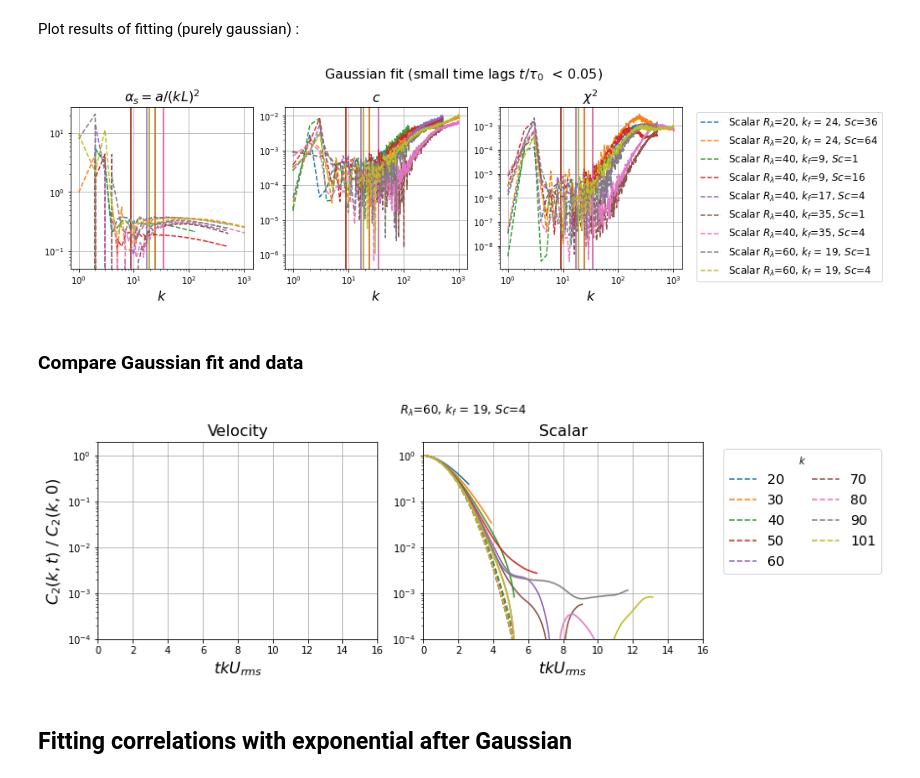
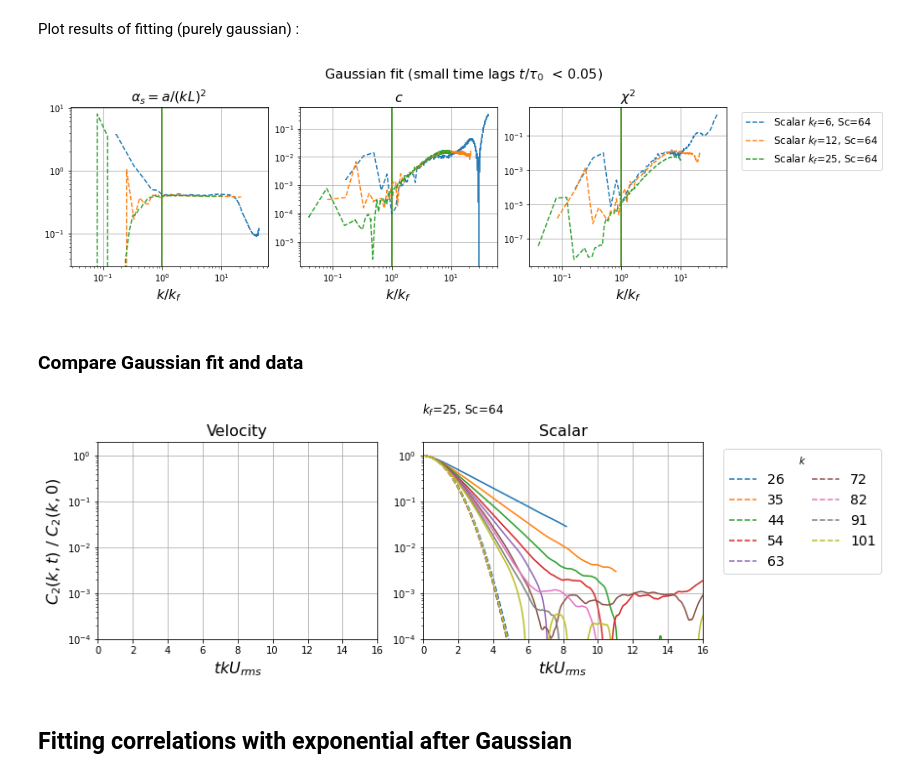
Before and after one commit to anastasiaGor/turbulence_data_notebooks, a Jupyter notebook: Scalar/real_turb_Rl8_scalar_only.ipynb, the cells around one changed output. Cells and saved outputs as stored; diff of their text form; code cells hidden in the pictures.

```diff
--- a/Scalar/real_turb_Rl8_scalar_only.ipynb
+++ b/Scalar/real_turb_Rl8_scalar_only.ipynb
@@ -30,3 +20,21 @@ simulations = [
+# %%
+simulations = [
+    #{'label' : r'$k_f$=6, Sc=1', 'i' : 1, 'Sc': 1.0, 'kf' : 6.0, 'Rl' : 8, 'N': 256, 'Urms' : 0.25E-03, 'L' : 1.05, 'folder' : 'IRENE/R8/Sc1/keta12/', 'runs' : [37], 'spec_ite' : 24000, 'lmbda' : 0.3623583, 'eps' : 0.7178117E-09, 'eta' : 0.1931957, 'chi' : 0.672659E+00},
+    {'label' : r'$k_f$=6, Sc=64', 'i' : 1, 'Sc': 64.0, 'kf' : 6.0, 'Rl' : 8, 'N': 512, 'Urms' : 0.25E-03, 'L' : 1.05, 'folder' : 'IRENE/R8/4scalars/keta12/', 'runs' : [7], 'spec_ite' : 55000, 'lmbda' : 0.3623583, 'eps' : 0.7178117E-09, 'eta' : 0.1931957, 'chi' : 0.495876E+00},
+    #{'label' : r'$k_f$=6, Sc=512', 'i' : 2, 'Sc': 512.0, 'kf' : 6.0, 'Rl' : 8, 'N': 512, 'Urms' : 0.25E-03, 'L' : 1.05, 'folder' : 'IRENE/R8/4scalars/keta12/', 'runs' : [7], 'spec_ite' : 55000, 'lmbda' : 0.3623583, 'eps' : 0.7178117E-09, 'eta' : 0.1931957, 'chi' : 0.746043E+00},
+    #{'label' : r'$k_f$=6, Sc=1024', 'i' : 3, 'Sc': 1024.0, 'kf' : 6.0, 'Rl' : 8, 'N': 512, 'Urms' : 0.25E-03, 'L' : 1.05, 'folder' : 'IRENE/R8/4scalars/keta12/', 'runs' : [7], 'spec_ite' : 55000, 'lmbda' : 0.3623583, 'eps' : 0.7178117E-09, 'eta' : 0.1931957, 'chi' : 0.523980E+00},
+    #{'label' : r'$k_f$=6, Sc=4096', 'i' : 4, 'Sc': 4096.0, 'kf' : 6.0, 'Rl' : 8, 'N': 512, 'Urms' : 0.25E-03, 'L' : 1.05, 'folder' : 'IRENE/R8/4scalars/keta12/', 'runs' : [7], 'spec_ite' : 55000, 'lmbda' : 0.3623583, 'eps' : 0.7178117E-09, 'eta' : 0.1931957, 'chi' : 0.536324E+00},
+    #{'label' : r'$k_f$=12, Sc=1', 'i' : 1, 'Sc': 1.0, 'kf' : 12.0, 'Rl' : 8, 'N': 512, 'Urms' : 0.52E-03, 'L' : 0.52, 'folder' : 'IRENE/R8/Sc1/keta6/', 'runs' : [11], 'spec_ite' : 60000, 'lmbda' : 0.1786071, 'eps' : 0.1216187E-07, 'eta' : 0.9522476E-01, 'chi' : 0.526737E+00},
+    {'label' : r'$k_f$=12, Sc=64', 'i' : 2, 'Sc': 64.0, 'kf' : 12.0, 'Rl' : 8, 'N': 512, 'Urms' : 0.52E-03, 'L' : 0.52, 'folder' : 'IRENE/R8/Sc1/keta6/', 'runs' : [11], 'spec_ite' : 60000, 'lmbda' : 0.1786071, 'eps' : 0.1216187E-07, 'eta' : 0.9522476E-01, 'chi' : 0.554058E+00},
+    #{'label' : r'$k_f$=12, Sc=256', 'i' : 3, 'Sc': 256.0, 'kf' : 12.0, 'Rl' : 8, 'N': 512, 'Urms' : 0.52E-03, 'L' : 0.52, 'folder' : 'IRENE/R8/Sc1/keta6/', 'runs' : [11], 'spec_ite' : 60000, 'lmbda' : 0.1786071, 'eps' : 0.1216187E-07, 'eta' : 0.9522476E-01, 'chi' : 0.444972E+00},
+    #{'label' : r'$k_f$=25, Sc=1', 'i' : 1, 'Sc': 1.0, 'kf' : 25.0, 'Rl' : 8, 'N': 512, 'Urms' : 0.105E-02, 'L' : 0.26, 'folder' : 'IRENE/R8/Sc1/keta3/scalar_forcing3/', 'runs' : [38], 'spec_ite' : 75000, 'lmbda' : 0.9049989E-01, 'eps' : 0.2005991E-06, 'eta' : 0.4725173E-01, 'chi' : 0.543147E+00},
+    #{'label' : r'$k_f$=25, Sc=8', 'i' : 2, 'Sc': 8.0, 'kf' : 25.0, 'Rl' : 8, 'N': 512, 'Urms' : 0.105E-02, 'L' : 0.26, 'folder' : 'IRENE/R8/Sc1/keta3/scalar_forcing3/', 'runs' : [38], 'spec_ite' : 75000, 'lmbda' : 0.9049989E-01, 'eps' : 0.2005991E-06, 'eta' : 0.4725173E-01, 'chi' : 0.282903E+00},
+    {'label' : r'$k_f$=25, Sc=64', 'i' : 3, 'Sc': 64.0, 'kf' : 25.0, 'Rl' : 8, 'N': 512, 'Urms' : 0.105E-02, 'L' : 0.26, 'folder' : 'IRENE/R8/Sc1/keta3/scalar_forcing3/', 'runs' : [38], 'spec_ite' : 75000, 'lmbda' : 0.9049989E-01, 'eps' : 0.2005991E-06, 'eta' : 0.4725173E-01, 'chi' : 0.218345E+00},
+    #{'label' : r'$k_f$=25, Sc=1, $k_{f\theta}$=25', 'i' : 1, 'Sc': 1.0, 'kf' : 25.0, 'Rl' : 8, 'N': 512, 'Urms' : 0.105E-02, 'L' : 0.26, 'folder' : 'IRENE/R8/Sc1/keta3/scalar_forcing25/', 'runs' : [39], 'spec_ite' : 45000, 'lmbda' : 0.9049989E-01, 'eps' : 0.2005991E-06, 'eta' : 0.4725173E-01, 'chi' : 0.225305E+03},
+    #{'label' : r'$k_f$=25, Sc=8, $k_{f\theta}$=25', 'i' : 2, 'Sc': 8.0, 'kf' : 25.0, 'Rl' : 8, 'N': 512, 'Urms' : 0.105E-02, 'L' : 0.26, 'folder' : 'IRENE/R8/Sc1/keta3/scalar_forcing25/', 'runs' : [39], 'spec_ite' : 45000, 'lmbda' : 0.9049989E-01, 'eps' : 0.2005991E-06, 'eta' : 0.4725173E-01, 'chi' : 0.224938E+03},
+    #{'label' : r'$k_f$=25, Sc=64, $k_{f\theta}$=25', 'i' : 3, 'Sc': 64.0, 'kf' : 25.0, 'Rl' : 8, 'N': 512, 'Urms' : 0.105E-02, 'L' : 0.26, 'folder' : 'IRENE/R8/Sc1/keta3/scalar_forcing25/', 'runs' : [39], 'spec_ite' : 45000, 'lmbda' : 0.9049989E-01, 'eps' : 0.2005991E-06, 'eta' : 0.4725173E-01, 'chi' : 0.225111E+03},
+    #{'label' : r'$k_f$=50, Sc=1', 'i' : 1, 'Sc': 1.0, 'kf' : 50.0, 'Rl' : 8, 'N': 512, 'Urms' : 0.213E-02, 'L' : 0.13, 'folder' : 'IRENE/R8/Sc1/keta15/', 'runs' : [42], 'spec_ite' : 55000, 'lmbda' : 0.4546094E-01, 'eps' : 0.3268298E-05, 'eta' : 0.2351904E-01, 'chi' : 0.525624E+00},
+]
 # %%
 viscosity = 0.0001
 # %%
@@ -242,13 +222,13 @@ Spectra from 2-p corr functions :
 fig, ax = plt.subplots(ncols=1, nrows=1, constrained_layout=True, figsize=(10,5))
 
 for i,simu in enumerate(simulations) :
-    xscaling = 1.0/simu['kf']
+    #xscaling = 1.0/simu['kf']
     xscaling = simu['eta_b']
     yscaling = (simu['chi']*(viscosity/simu['eps'])**0.5)**(-1)
     ax.plot(simu['k']*xscaling, simu['scalar_corr'][0,:]*4.0*np.pi*simu['k']**2*yscaling, '-', lw=1.0, markersize=5.5, color=colors[i], label=simu['label'])
     ax.axvline(x=simu['kf']*xscaling, color=colors[i])
 #ax[0].plot(simu['k'], 1e-2*simu['k']**(-5.0/3.0), 'k--', label=r'$k^{-5/3}$', color='silver')
-ax.set(xscale='log', yscale='log', xlabel=r'$k/k_f$', ylabel=r'$Z(k)$', title=r'Scalar spectra'); ax.grid()
+ax.set(xscale='log', yscale='log', xlabel=r'$k \eta_B$', ylabel=r'$E_\theta(k)/(\nu \epsilon)^{1/2}$', title=r'Scalar spectra'); ax.grid()
 lgd = ax.legend(bbox_to_anchor=(1.05, 1), loc='upper left', fontsize=12, ncol=1)
 # pp = PdfPages('../Images/IRENE/spectra_Re8_Sc64_diff_forc.pdf')
 # pp.savefig(bbox_extra_artists=(lgd,), bbox_inches='tight')
@@ -263,11 +243,11 @@ fig, ax = plt.subplots(ncols=1, nrows=1, constrained_layout=True, figsize=(10,5)
 for i,simu in enumerate(simulations) :
     xscaling = 1.0/simu['kf']
     #xscaling = simu['eta_b']
-    yscaling = (simu['chi']*(viscosity/simu['eps'])**0.5)**(-1)
-    ax.plot(simu['k']*xscaling, simu['scalar_corr'][0,:]*4.0*np.pi*simu['k']**(2+1)*yscaling, '-', lw=1.0, markersize=5.5, color=colors[i], label=simu['label'])
+    #yscaling = (simu['chi']*(viscosity/simu['eps'])**0.5)**(-1)
+    ax.plot(simu['k']*xscaling, simu['scalar_corr'][0,:]*4.0*np.pi*simu['k']**(2+1)*yscaling, '.-', lw=1.0, markersize=3.5, color=colors[i], label=simu['label'])
     ax.axvline(x=simu['kf']*xscaling, color=colors[i])
 #ax[0].plot(simu['k'], 1e-2*simu['k']**(-5.0/3.0), 'k--', label=r'$k^{-5/3}$', color='silver')
-ax.set(xscale='log', yscale='log', xlabel=r'$k/k_f$', ylabel=r'$Z(k)k^1$', title=r'Compensated scalar spectra'); ax.grid()
+ax.set(xscale='log', yscale='log', xlabel=r'$k/k_f$', ylabel=r'$k E_\theta(k)/(\nu \epsilon)^{1/2}$', title=r'Compensated scalar spectra'); ax.grid()
 lgd = ax.legend(bbox_to_anchor=(1.05, 1), loc='upper left', fontsize=12, ncol=1)
 # pp = PdfPages('../Images/IRENE/spectra_Re8_Sc64_diff_forc.pdf')
 # pp.savefig(bbox_extra_artists=(lgd,), bbox_inches='tight')
@@ -422,30 +398,30 @@ Plot results of fitting (purely gaussian) :
 # %%
 fig, ax = plt.subplots(nrows=1, ncols=3, constrained_layout=True,figsize=(14,4))
 fig.suptitle(r'Gaussian fit (small time lags $t/\tau_0$  < 0.05)', fontsize=16)
 for i,simu in enumerate(simulations[::]) :
-    xscaling = 1.0
+    xscaling = 1/simu['kf']
     ax[0].errorbar(simu['k']*xscaling, simu['gauss_fit_coef'][:,0]/(simu['k']*simu['L'])**2, yerr=simu['gauss_fit_coef_error'][:,0]/simu['k']**2, errorevery=5, ls='--', color=colors[i])
     ax[1].errorbar(simu['k']*xscaling, np.abs(simu['gauss_fit_coef'][:,1]), yerr=simu['gauss_fit_coef_error'][:,1], errorevery=5, ls='--', color=colors[i])
     ax[2].plot(simu['k']*xscaling, simu['gauss_chi2'], label='Scalar ' + simu['label'], ls='--', color=colors[i])
 
 #     ax[0].errorbar(simu['k_vel']*xscaling, simu['vel_gauss_fit_coef'][:,0]/(simu['k_vel']*simu['L'])**2, yerr=simu['vel_gauss_fit_coef_error'][:,0]/simu['k_vel']**2, errorevery=5, ls='-', color=colors[i])
 #     ax[1].errorbar(simu['k_vel']*xscaling, np.abs(simu['vel_gauss_fit_coef'][:,1]), yerr=simu['vel_gauss_fit_coef_error'][:,1], errorevery=5, ls='-', color=colors[i])
 #     ax[2].plot(simu['k_vel']*xscaling, simu['vel_gauss_chi2'], label='Velocity ' + simu['label'], ls='-', color=colors[i])
     for axis in ax :
-        axis.axvline(x=simu['kf'], color=colors[i])
-ax[0].set(xlabel=r'$k$', title=r'$\alpha_s = a/(kL)^2$', xscale='log', yscale='log'); ax[0].grid()
-ax[1].set(xlabel=r'$k$', title=r'$c$', yscale='log', xscale='log'); ax[1].grid()
-ax[2].set(xlabel=r'$k$', title=r'$\chi^2$', yscale='log', xscale='log'); ax[2].grid()
+        axis.axvline(x=simu['kf']*xscaling, color=colors[i])
+ax[0].set(xlabel=r'$k/k_f$', title=r'$\alpha_s = a/(kL)^2$', xscale='log', yscale='log'); ax[0].grid()
+ax[1].set(xlabel=r'$k/k_f$', title=r'$c$', yscale='log', xscale='log'); ax[1].grid()
+ax[2].set(xlabel=r'$k/k_f$', title=r'$\chi^2$', yscale='log', xscale='log'); ax[2].grid()
 #ax[0].set(ylim=[0,5])
 lgd = ax[2].legend(bbox_to_anchor=(1.05, 1), loc='upper left', fontsize=12, ncol=1)
 
 # pp = PdfPages('../Images/IRENE/gausssian_fit_Re8_Sc64_diff_forc.pdf')
 # pp.savefig(bbox_extra_artists=(lgd,), bbox_inches='tight')
 # pp.close()
 
 plt.show()
 # %% [output]
-[figure, old version]
+[figure, new version]
 # %% [markdown]
 ### Compare Gaussian fit and data
 # %%
@@ -473,7 +449,7 @@ lgd = ax[1].legend(bbox_to_anchor=(1.05, 1), loc='upper left', title=r'$k$', nco
 #pp.close()
 plt.show()
 # %% [output]
-[figure, old version]
+[figure, new version]
 # %% [markdown]
 ## Fitting correlations with exponential after Gaussian
 # %% [markdown]
```
Also changed, not shown: parts of 17 cells of this notebook, 2 other files.
